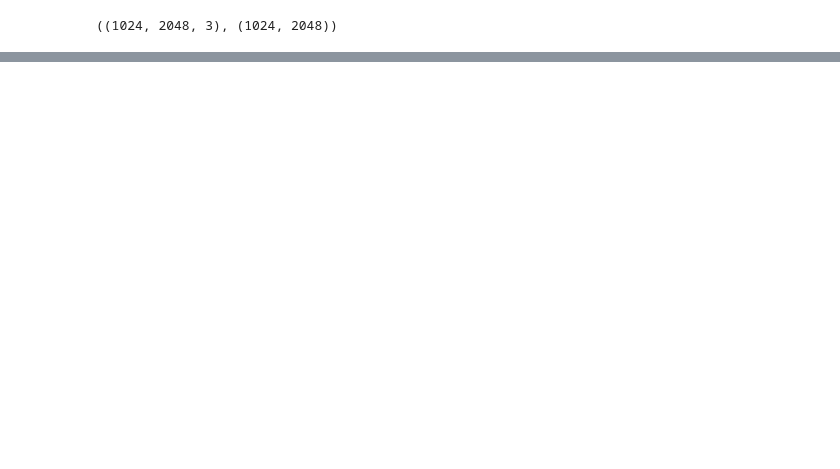
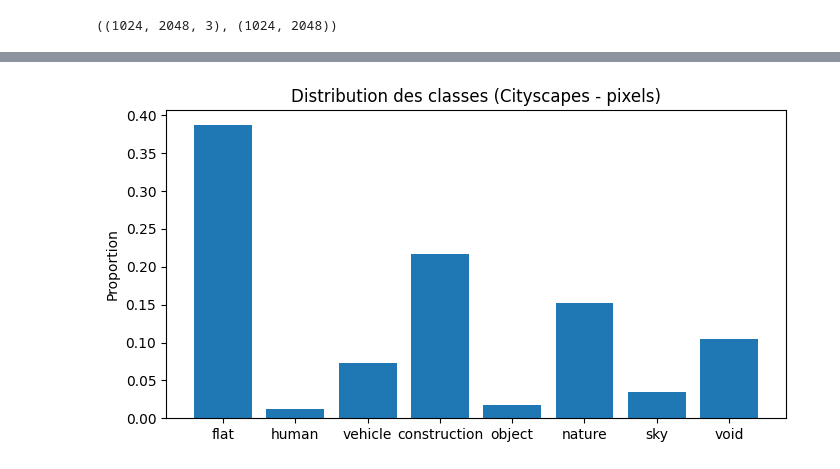
Before and after one commit to AurelienGruzon/cityseg-project, a Jupyter notebook: notebooks/01_dataset_exploration.ipynb, the cells around one changed output, grey strips where cells are left out. Cells and saved outputs as stored; diff of their text form; code cells hidden in the pictures; blank space fills up the shorter version.

```diff
--- a/notebooks/01_dataset_exploration.ipynb
+++ b/notebooks/01_dataset_exploration.ipynb
@@ -86,0 +132,18 @@ img.shape, mask.shape
+# %%
+labels = [
+"flat","human","vehicle","construction",
+"object","nature","sky","void"
+]
+
+values = [
+0.3872,0.0121,0.0732,0.2171,
+0.0180,0.1523,0.0346,0.1050
+]
+
+plt.figure(figsize=(8,4))
+plt.bar(labels, values)
+plt.title("Distribution des classes (Cityscapes - pixels)")
+plt.ylabel("Proportion")
+plt.show()
+# %% [output]
+[figure, added]
```
Also changed, not shown: parts of 7 cells of this notebook, 1 other file.
